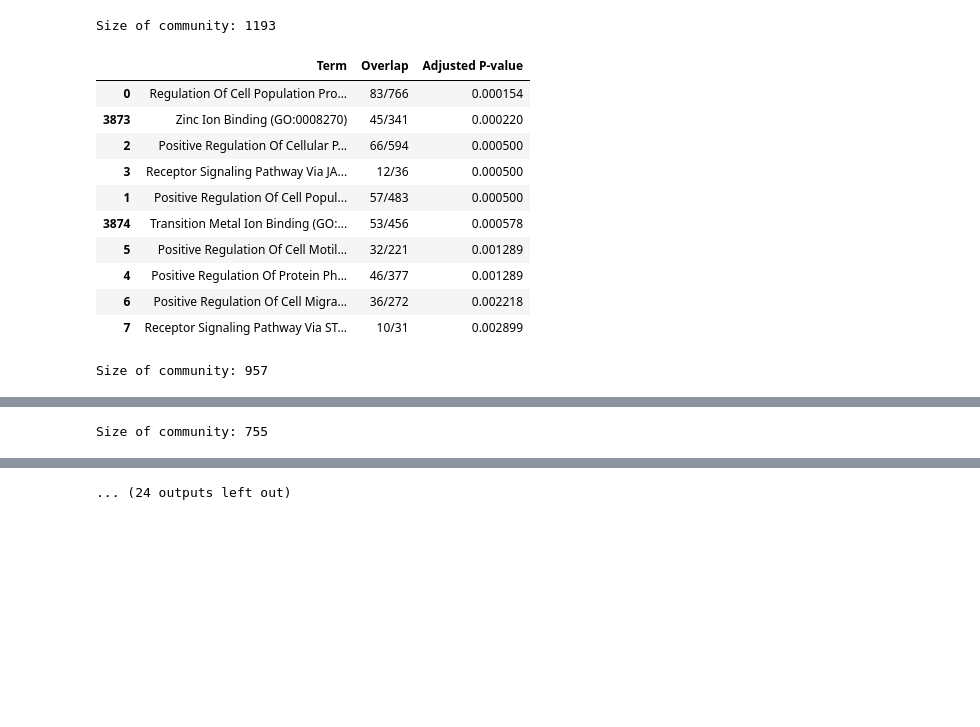
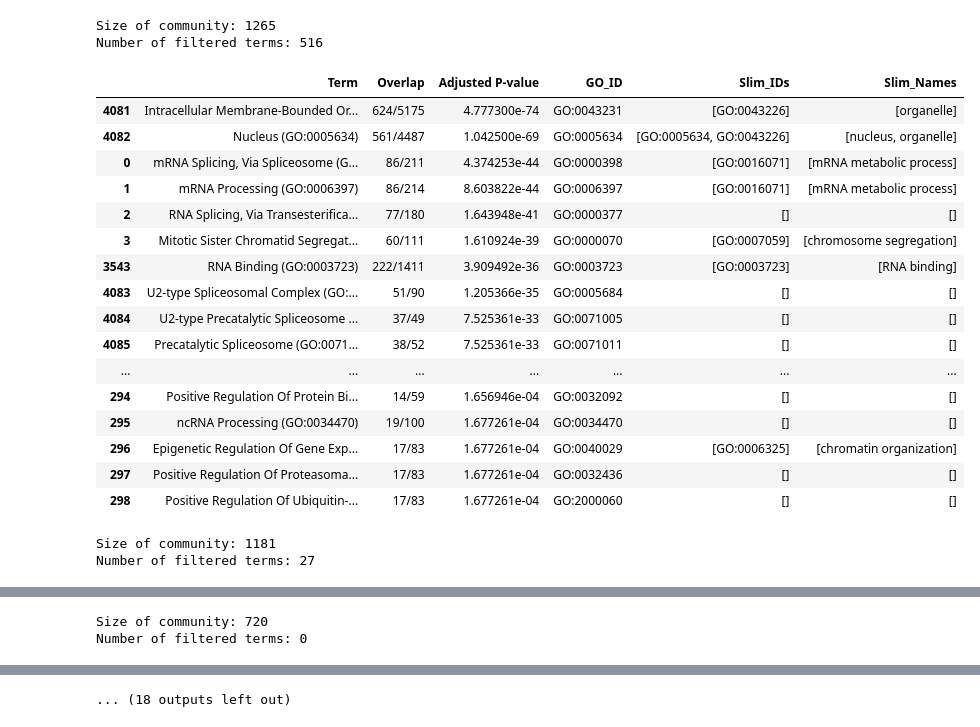
Before and after one commit to Monomanae/DGI-Hypergraph-Fin, a Jupyter notebook: Methods/DDBC/Clustering_Result_Analysis.ipynb, the cells around one changed output, grey strips where cells are left out. Saved outputs shown, nothing was run; the diff lists cells and outputs as text; code cells hidden in the pictures; blank space fills up the shorter version.

Commit message:
CRA - categorization worked for GO and KEGG; added markdown titles for neatness in CRA. Good Luck!!!!

```diff
--- a/Methods/DDBC/Clustering_Result_Analysis.ipynb
+++ b/Methods/DDBC/Clustering_Result_Analysis.ipynb
@@ -35,3 +40,5 @@ with open(MSIGDB_DIRECTORY + "gene_to_index.json", "r") as file:
+# %%
+index_to_gene_distinct = {v: k for k, v in gene_to_index_distinct.items()}
 # %%
 def communities_cutoff(communities, cutoff = 100):
     result = []
@@ -137,5 +133,5 @@ print(len(communities_selected))
 # %%
 # Convert index to ncbi
-communities_ncbi = [list(map(index_to_gene.get, c)) for c in communities_selected]
+communities_ncbi = [list(map(index_to_gene_distinct.get, c)) for c in communities_selected]
 print(communities_ncbi)
 # %% [output]
@@ -190,0 +191,11 @@ print(communities_HGNC)
+# %%
+# pip install goatools
+from goatools.obo_parser import GODag
+
+DATA_DIRECTORY = "../../data"
+GO_OBO = f"{DATA_DIRECTORY}/GO/go-basic.obo"            # put the file in your working dir (or give full path)
+GOSLIM_OBO = f"{DATA_DIRECTORY}/GO/goslim_generic.obo"  # swap to another slim if you prefer
+
+go = GODag(GO_OBO)
+slim = GODag(GOSLIM_OBO)
+SLIM_IDS = set(slim.keys())
@@ -191,45 +267,75 @@ print(communities_HGNC)
 # %%
 # term_size_cap = 20
 term_score_cap = 0.001
-percentage = 0.3
+percentage = 0.1
 important_terms = pd.DataFrame(columns=["Community Index","Community Size","Term", "Overlap", "Adjusted P-value"])
 # %%
 # GO Analysis; save terms with small size and high p-value
 i = 0
 for community in communities_HGNC:
     # Gene Ontology enrichment
     enr_go = gp.enrichr(
         gene_list=community,
         gene_sets=['GO_Biological_Process_2023',
                 'GO_Molecular_Function_2023',
                 'GO_Cellular_Component_2023'],
         organism='Human',
         outdir=None # don't write to disk
     )
     go_df = enr_go.results
     go_df = go_df.sort_values('Adjusted P-value')
     print(f"Size of community: {len(community)}")
 
+    # Filter by overlap percentage and adjusted p-value
     mask =  (go_df["Adjusted P-value"] < term_score_cap) & (go_df["Overlap"].apply(lambda x: int(x.split("/")[0])/int(x.split("/")[1]) > percentage))
     filtered = go_df[mask].copy()
+
+    # Categorization from GO-Slim
+    filtered["GO_ID"] = filtered["Term"].apply(get_goid)
+    filtered["Slim_IDs"] = filtered["GO_ID"].apply(map_to_goslim)
+    filtered["Slim_Names"] = filtered["Slim_IDs"].apply(lambda ids: [go[i].name for i in ids])
+
+    # # How many slim terms loaded?
+    # print("len(SLIM_IDS) =", len(SLIM_IDS))  # should be > 0 (typically dozens+)
+
+    # # Do you actually have GO IDs in your DF?
+    # print("GO_ID non-null rows =", filtered["GO_ID"].notna().sum(), " / ", len(filtered))
+
+    # # Try one known GO ID end-to-end:
+    # test_id = "GO:0008150"  # 'biological_process' (should definitely be in DAG)
+    # print("test_id in go?", test_id in go)
+    # print("map_to_goslim(test_id) ->", map_to_goslim(test_id))
+
+    # print number of filtered terms
+    print(f"Number of filtered terms: {len(filtered)}")
+
+    # Add results to important terms
     if not filtered.empty:
         filtered.loc[:, "Community Index"] = i
         filtered.loc[:, "Community Size"] = len(community)
         important_terms = pd.concat([important_terms, filtered], ignore_index=True)
 
-    display(HTML(go_df[['Term','Overlap','Adjusted P-value']].head(10).to_html(max_cols=None)))
+    display(HTML(filtered[['Term','Overlap','Adjusted P-value','GO_ID',"Slim_IDs","Slim_Names"]].to_html(max_cols=None)))
     i += 1
 # %% [output]
-Size of community: 1193
+Size of community: 1265
+Number of filtered terms: 516
-|  | Term | Overlap | Adjusted P-value |
-| 0 | Regulation Of Cell Population Pro... | 83/766 | 0.000154 |
-| 3873 | Zinc Ion Binding (GO:0008270) | 45/341 | 0.000220 |
-| 2 | Positive Regulation Of Cellular P... | 66/594 | 0.000500 |
-| 3 | Receptor Signaling Pathway Via JA... | 12/36 | 0.000500 |
-| 1 | Positive Regulation Of Cell Popul... | 57/483 | 0.000500 |
-| 3874 | Transition Metal Ion Binding (GO:... | 53/456 | 0.000578 |
-| 5 | Positive Regulation Of Cell Motil... | 32/221 | 0.001289 |
-| 4 | Positive Regulation Of Protein Ph... | 46/377 | 0.001289 |
-| 6 | Positive Regulation Of Cell Migra... | 36/272 | 0.002218 |
-| 7 | Receptor Signaling Pathway Via ST... | 10/31 | 0.002899 |
+|  | Term | Overlap | Adjusted P-value | GO_ID | Slim_IDs | Slim_Names |
+| 4081 | Intracellular Membrane-Bounded Or... | 624/5175 | 4.777300e-74 | GO:0043231 | [GO:0043226] | [organelle] |
+| 4082 | Nucleus (GO:0005634) | 561/4487 | 1.042500e-69 | GO:0005634 | [GO:0005634, GO:0043226] | [nucleus, organelle] |
+| 0 | mRNA Splicing, Via Spliceosome (G... | 86/211 | 4.374253e-44 | GO:0000398 | [GO:0016071] | [mRNA metabolic process] |
+| 1 | mRNA Processing (GO:0006397) | 86/214 | 8.603822e-44 | GO:0006397 | [GO:0016071] | [mRNA metabolic process] |
+| 2 | RNA Splicing, Via Transesterifica... | 77/180 | 1.643948e-41 | GO:0000377 | [] | [] |
+| 3 | Mitotic Sister Chromatid Segregat... | 60/111 | 1.610924e-39 | GO:0000070 | [GO:0007059] | [chromosome segregation] |
+| 3543 | RNA Binding (GO:0003723) | 222/1411 | 3.909492e-36 | GO:0003723 | [GO:0003723] | [RNA binding] |
+| 4083 | U2-type Spliceosomal Complex (GO:... | 51/90 | 1.205366e-35 | GO:0005684 | [] | [] |
+| 4084 | U2-type Precatalytic Spliceosome ... | 37/49 | 7.525361e-33 | GO:0071005 | [] | [] |
+| 4085 | Precatalytic Spliceosome (GO:0071... | 38/52 | 7.525361e-33 | GO:0071011 | [] | [] |
+| ... | ... | ... | ... | ... | ... | ... |
+| 294 | Positive Regulation Of Protein Bi... | 14/59 | 1.656946e-04 | GO:0032092 | [] | [] |
+| 295 | ncRNA Processing (GO:0034470) | 19/100 | 1.677261e-04 | GO:0034470 | [] | [] |
+| 296 | Epigenetic Regulation Of Gene Exp... | 17/83 | 1.677261e-04 | GO:0040029 | [GO:0006325] | [chromatin organization] |
+| 297 | Positive Regulation Of Proteasoma... | 17/83 | 1.677261e-04 | GO:0032436 | [] | [] |
+| 298 | Positive Regulation Of Ubiquitin-... | 17/83 | 1.677261e-04 | GO:2000060 | [] | [] |
-Size of community: 957
+Size of community: 1181
+Number of filtered terms: 27
@@ -247 +359,2 @@ Size of community: 957
-Size of community: 755
+Size of community: 720
+Number of filtered terms: 0
@@ -295 +392 @@ Size of community: 625
-... (24 outputs left out)
+... (18 outputs left out)
```
Also changed, not shown: parts of 33 cells of this notebook.
